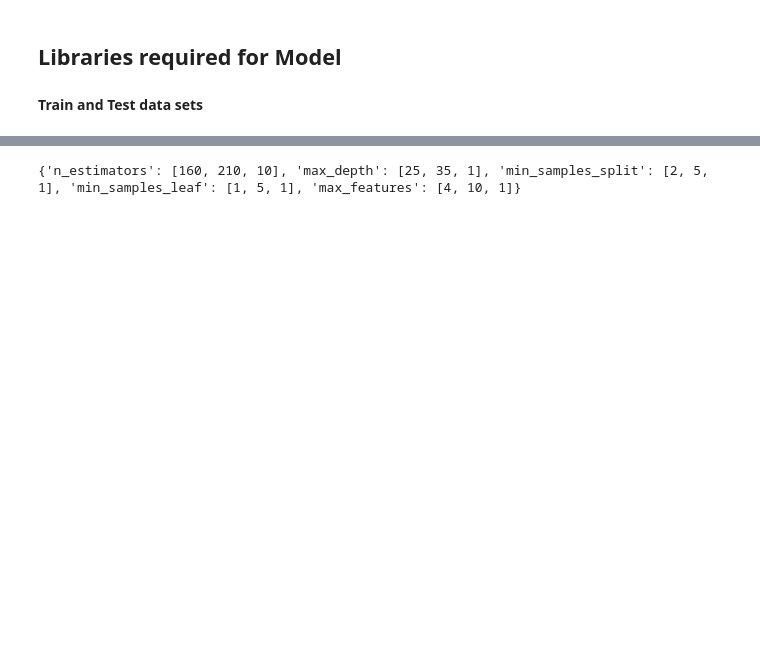
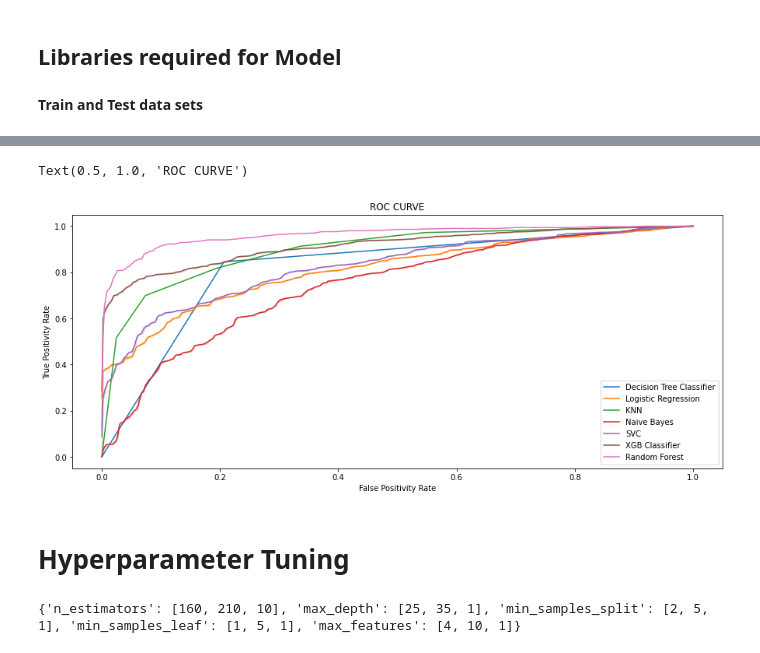
Before and after one commit to Rohan20202/Cardiovascular-Risk-Prediction-Project, a Jupyter notebook: Cardiovascular_Risk_Prediction.ipynb, the cells around one changed output, grey strips where cells are left out. Saved outputs shown, nothing was run; the diff lists cells and outputs as text; code cells hidden in the pictures; blank space fills up the shorter version.

```diff
--- a/Cardiovascular_Risk_Prediction.ipynb
+++ b/Cardiovascular_Risk_Prediction.ipynb
@@ -1049,0 +621,9 @@ compiled=compiled.append({'Classifier': 'Random Forest Classifier',
+# %%
+# Creating a dictionary for models
+models = {'Decision Tree Classifier' : DecisionTreeClassifier(),
+          'Logistic Regression' : LogisticRegression(),
+          'KNN' : KNeighborsClassifier(),
+          'Naive Bayes' : GaussianNB(),
+          'SVC' : SVC(probability=True),
+          'XGB Classifier' : XGBClassifier(),
+          'Random Forest' : RandomForestClassifier()}
@@ -1049,0 +688,3 @@ compiled=compiled.append({'Classifier': 'Random Forest Classifier',
+# %%
+# Using the model function to understand the scores of different models
+model_table, train_cm, test_cm, curve= model_build(X_train, y_train, X_test, y_test, models)
@@ -1049,0 +703,6 @@ compiled=compiled.append({'Classifier': 'Random Forest Classifier',
+# %%
+# Train confusion matrix
+for name, matrix in train_cm.items():
+  print(f'Model : {name}')
+  print(matrix)
+  print('**'*10)
@@ -1049,0 +727,6 @@ compiled=compiled.append({'Classifier': 'Random Forest Classifier',
+# %%
+# Test confusion matrix
+for name, matrix in test_cm.items():
+  print(f'Model : {name}')
+  print(matrix)
+  print('**'*10)
@@ -1049,0 +751,13 @@ compiled=compiled.append({'Classifier': 'Random Forest Classifier',
+# %%
+# Plotting ROC Curve for all the models
+plt.figure(figsize=(15,6))
+for name, value in curve.items():
+  sns.lineplot(x = value[0], y = value[1], label = name)
+plt.xlabel('False Positivity Rate')
+plt.ylabel('True Positivity Rate')
+plt.title('ROC CURVE')
+# %% [output]
+Text(0.5, 1.0, 'ROC CURVE')
+[figure, added]
+# %% [markdown]
+# **Hyperparameter Tuning**
```
Also changed, not shown: parts of 136 cells of this notebook.
